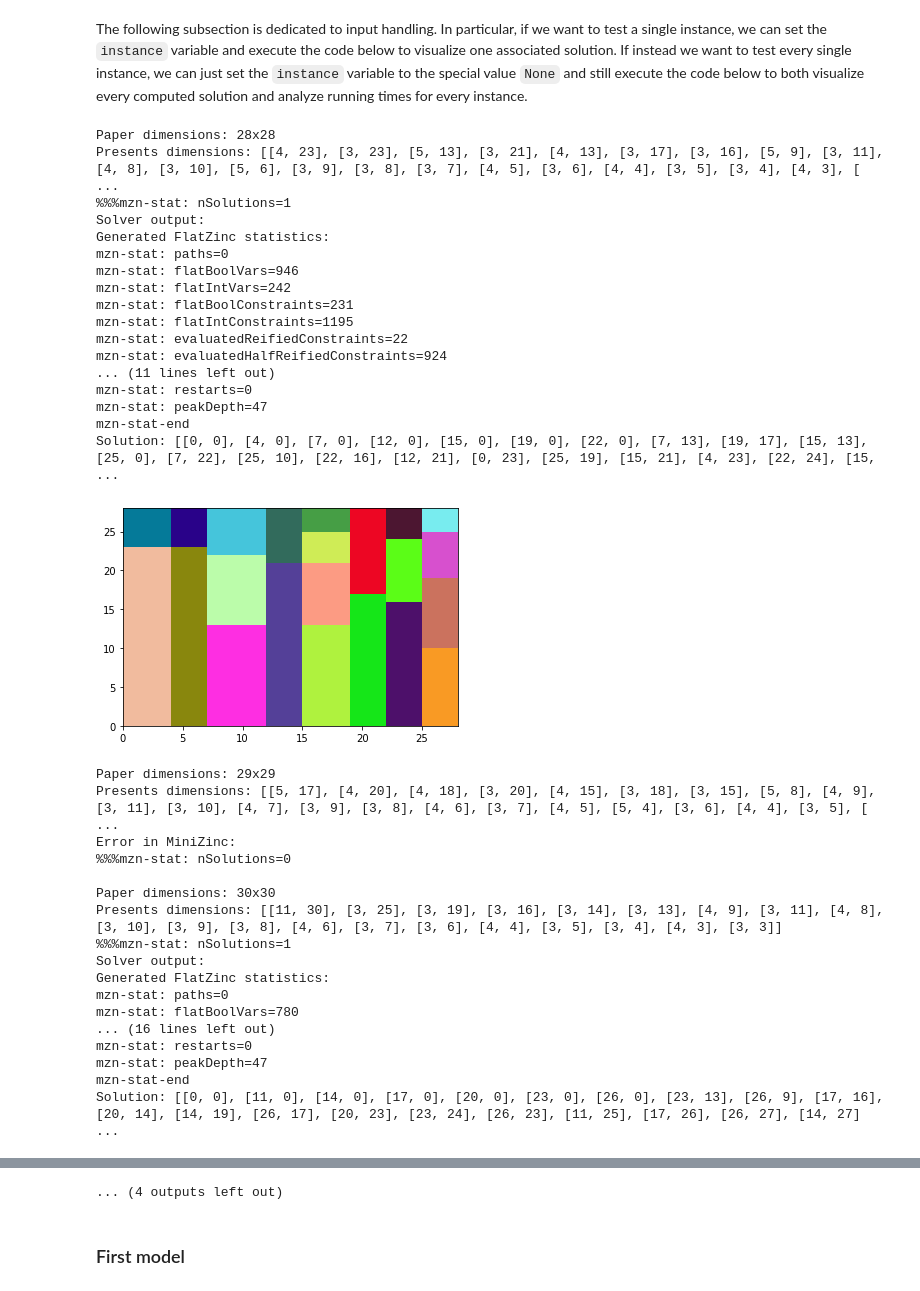
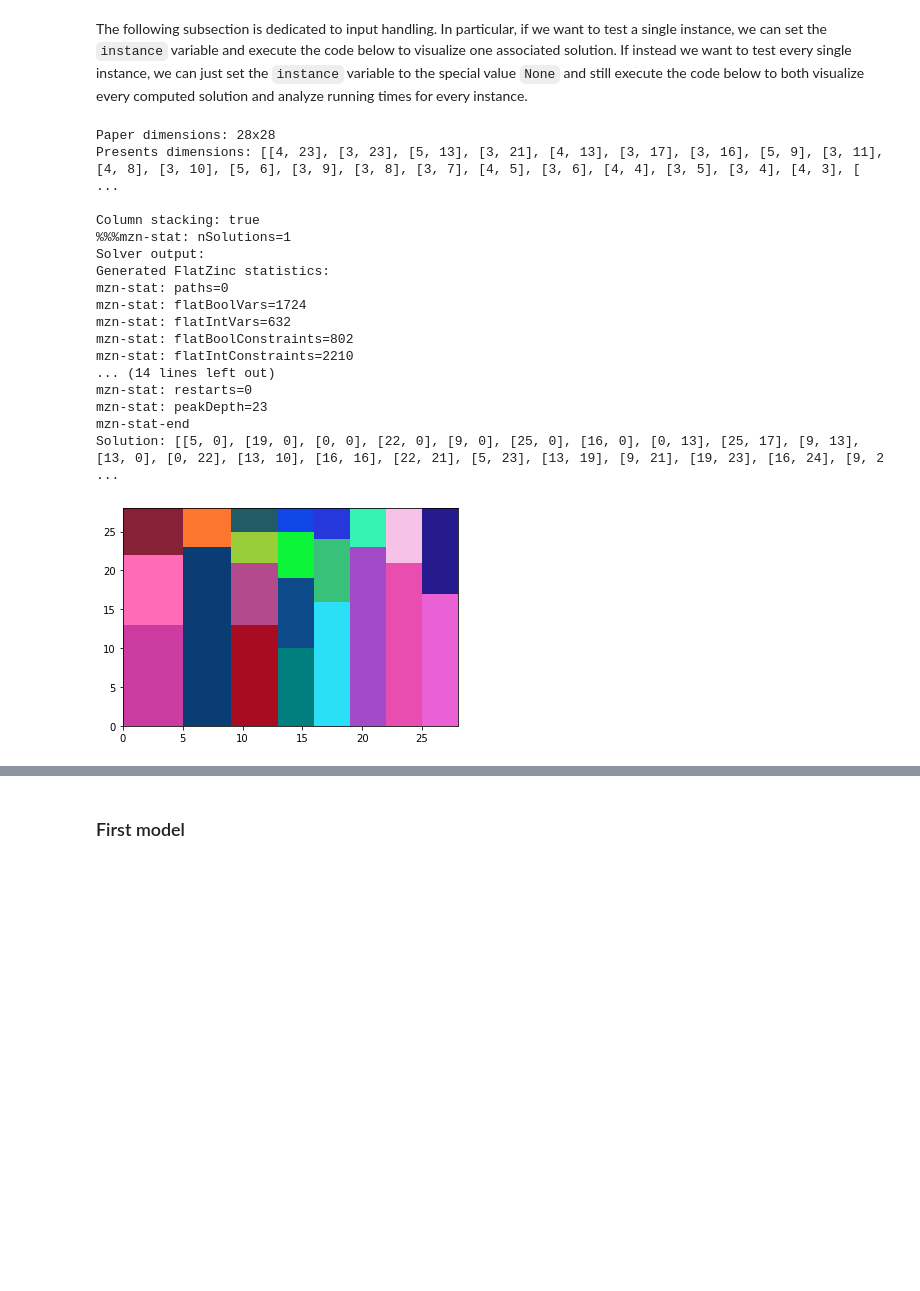
Before and after one commit to LeoCalbi/present-wrapping, a Jupyter notebook: pwp.ipynb, the cells around one changed output, grey strips where cells are left out. Cells and saved outputs as stored; diff of their text form; code cells hidden in the pictures; blank space fills up the shorter version.

```diff
--- a/pwp.ipynb
+++ b/pwp.ipynb
@@ -154,7 +154,7 @@ CP models are implemented with the MiniZinc language and models execution is man
 # %% [markdown]
 The following subsection is dedicated to input handling. In particular, if we want to test a single instance, we can set the `instance` variable and execute the code below to visualize one associated solution. If instead we want to test every single instance, we can just set the `instance` variable to the special value `None` and still execute the code below to both visualize every computed solution and analyze running times for every instance.
 # %%
-instance = None
+instance = 28
 min_instance, max_instance = 28, 40
 # %%
 times = []
@@ -163,58 +163,41 @@ if instance is not None:
     min_instance, max_instance = instance, instance
 for i in range(min_instance, max_instance + 1):
     current_instance = f"{i}x{i}"
     instances.append(i)
     path = f"instances/{current_instance}.txt"
     w_paper, h_paper, n, presents = read_input(path)
     unordered_presents = list(presents)
     presents, sorted_indices = order_presents(presents, method='area', reverse=True)
     bl_corners = []
     print(f"Paper dimensions: {i}x{i}")
     print(f"Presents dimensions: {presents}")
     start_time = time()
-    solutions = %minizinc -s pwp-v6
+    solutions = %minizinc -s pwp-v5
     end_time = time()
     times.append(end_time - start_time)
     if solutions:
         solution = solutions['bl_corners'] if 'bl_corners' in solutions else solutions[0]['bl_corners']
         show_solution(w_paper, h_paper, n, presents, solution)
         output(w_paper, h_paper, n, presents, solution, model='cp')
 if len(instances) > 1:
     print("Instance size / Running time plot:")
     show_running_times(instances, times)
 # %% [output]
 Paper dimensions: 28x28
 Presents dimensions: [[4, 23], [3, 23], [5, 13], [3, 21], [4, 13], [3, 17], [3, 16], [5, 9], [3, 11], [4, 8], [3, 10], [5, 6], [3, 9], [3, 8], [3, 7], [4, 5], [3, 6], [4, 4], [3, 5], [3, 4], [4, 3], [ ...
+
+Column stacking: true
 %%%mzn-stat: nSolutions=1
 Solver output:
 Generated FlatZinc statistics:
 mzn-stat: paths=0
-mzn-stat: flatBoolVars=946
-mzn-stat: flatIntVars=242
-mzn-stat: flatBoolConstraints=231
-mzn-stat: flatIntConstraints=1195
-mzn-stat: evaluatedReifiedConstraints=22
-mzn-stat: evaluatedHalfReifiedConstraints=924
-... (11 lines left out)
+mzn-stat: flatBoolVars=1724
+mzn-stat: flatIntVars=632
+mzn-stat: flatBoolConstraints=802
+mzn-stat: flatIntConstraints=2210
+... (14 lines left out)
 mzn-stat: restarts=0
-mzn-stat: peakDepth=47
+mzn-stat: peakDepth=23
 mzn-stat-end
-Solution: [[0, 0], [4, 0], [7, 0], [12, 0], [15, 0], [19, 0], [22, 0], [7, 13], [19, 17], [15, 13], [25, 0], [7, 22], [25, 10], [22, 16], [12, 21], [0, 23], [25, 19], [15, 21], [4, 23], [22, 24], [15, ...
+Solution: [[5, 0], [19, 0], [0, 0], [22, 0], [9, 0], [25, 0], [16, 0], [0, 13], [25, 17], [9, 13], [13, 0], [0, 22], [13, 10], [16, 16], [22, 21], [5, 23], [13, 19], [9, 21], [19, 23], [16, 24], [9, 2 ...
-[figure, old version]
+[figure, new version]
-Paper dimensions: 29x29
-Presents dimensions: [[5, 17], [4, 20], [4, 18], [3, 20], [4, 15], [3, 18], [3, 15], [5, 8], [4, 9], [3, 11], [3, 10], [4, 7], [3, 9], [3, 8], [4, 6], [3, 7], [4, 5], [5, 4], [3, 6], [4, 4], [3, 5], [ ...
-Error in MiniZinc:
-%%%mzn-stat: nSolutions=0
-
-Paper dimensions: 30x30
-Presents dimensions: [[11, 30], [3, 25], [3, 19], [3, 16], [3, 14], [3, 13], [4, 9], [3, 11], [4, 8], [3, 10], [3, 9], [3, 8], [4, 6], [3, 7], [3, 6], [4, 4], [3, 5], [3, 4], [4, 3], [3, 3]]
-%%%mzn-stat: nSolutions=1
-Solver output:
-Generated FlatZinc statistics:
-mzn-stat: paths=0
-mzn-stat: flatBoolVars=780
-... (16 lines left out)
-mzn-stat: restarts=0
-mzn-stat: peakDepth=47
-mzn-stat-end
-Solution: [[0, 0], [11, 0], [14, 0], [17, 0], [20, 0], [23, 0], [26, 0], [23, 13], [26, 9], [17, 16], [20, 14], [14, 19], [26, 17], [20, 23], [23, 24], [26, 23], [11, 25], [17, 26], [26, 27], [14, 27] ...
@@ -294,4 +204,3 @@ Solution: [[0, 0], [12, 0], [15, 0], [18, 0], [21, 0], [24, 0], [24, 14], [28, 0
-... (4 outputs left out)
 # %% [markdown]
 ### First model
 # %% [markdown]
```
Also changed, not shown: parts of 16 cells of this notebook, 6 other files.
